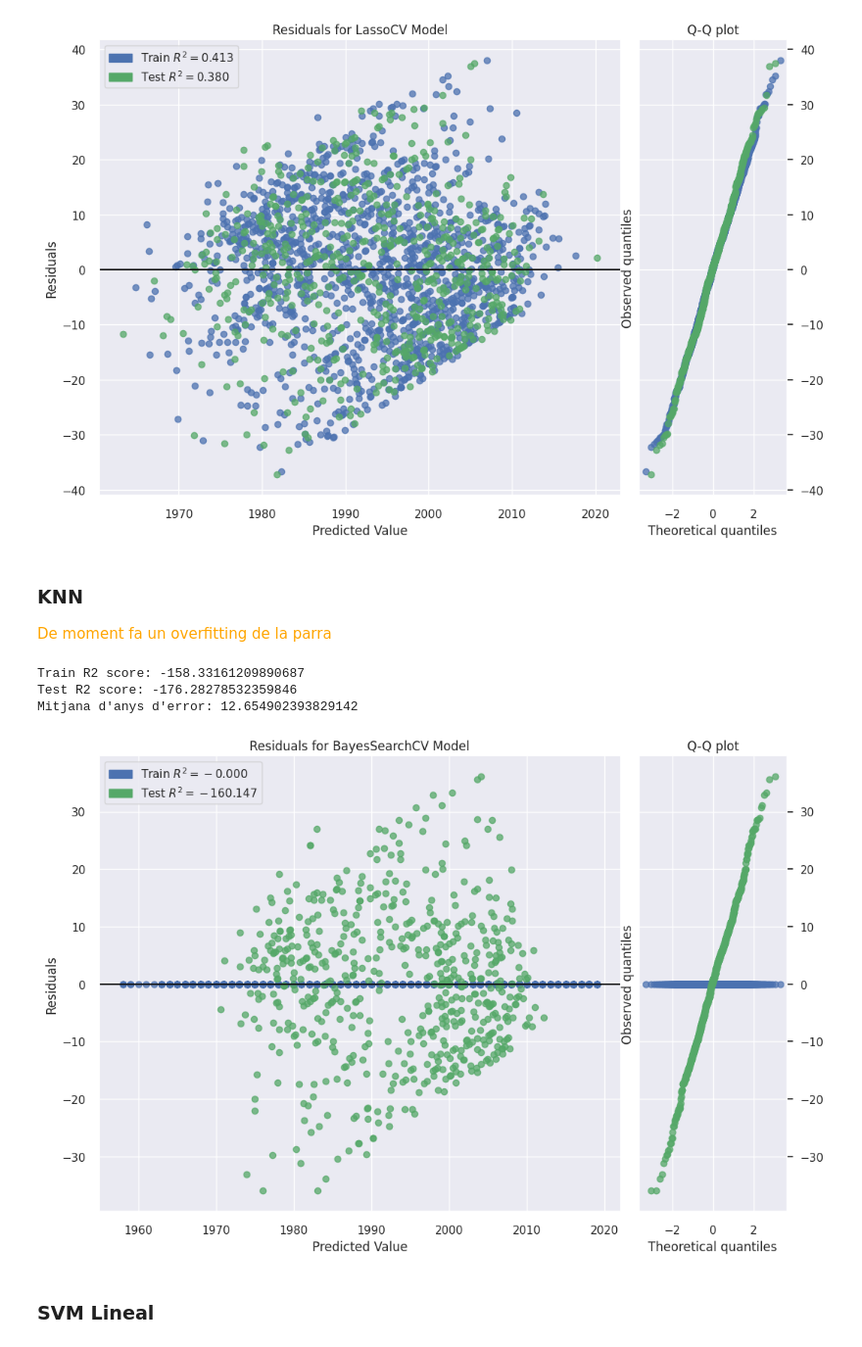
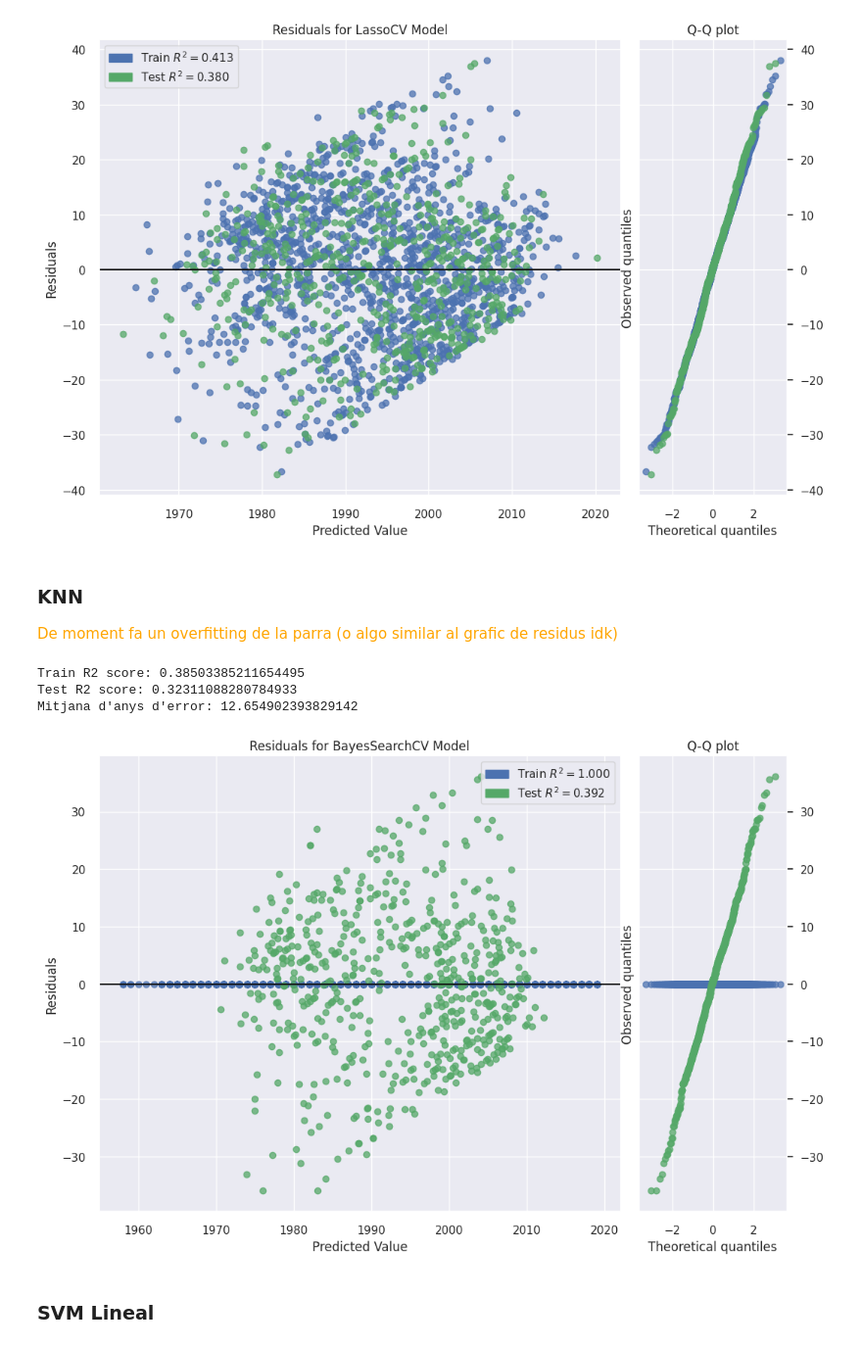
Before and after one commit to ericryhr/APA-PRACTICA, a Jupyter notebook: regression.ipynb, the cells around one changed output. Shown at 98% size. Cells and saved outputs as stored; diff of their text form; code cells hidden in the pictures.

```diff
--- a/regression.ipynb
+++ b/regression.ipynb
@@ -182,10 +182,8 @@ viz = residuals_plot(lasso_cv, x_train, y_train, x_test, y_test, is_fitted=True,
 [figure]
 # %% [markdown]
 ### KNN
-<span style="color:orange">De moment fa un overfitting de la parra</span>
+<span style="color:orange">De moment fa un overfitting de la parra (o algo similar al grafic de residus idk)</span>
 # %%
-from sklearn.metrics import make_scorer
-from sklearn.model_selection import TimeSeriesSplit
 from sklearn.neighbors import KNeighborsRegressor
 from skopt import BayesSearchCV
 
@@ -196,29 +194,27 @@ param = {'n_neighbors':[1, 3, 5, 7, 11, 15, 20, 25],
          'metric': ['l2', 'l1', 'cosine']}
 niter = 15
 cv = 5
-w = 4
 
-knn_bs = BayesSearchCV(KNeighborsRegressor(), param, n_iter=niter,
-                        cv=TimeSeriesSplit(n_splits=cv, gap=w+1),
-                        scoring=make_scorer(mean_squared_error, greater_is_better=False),
+knn = BayesSearchCV(KNeighborsRegressor(), param, n_iter=niter,
+                        cv=cv,
                         n_jobs=-1,
                         refit=True, random_state=0).fit(x_train, y_train)
-y_test_predicted_knn = knn_bs.predict(x_test)
-r2_knn_train = np.mean(cross_val_score(knn_bs, x_train, y_train))
-r2_knn_test = np.mean(cross_val_score(knn_bs, x_test, y_test))
+y_test_predicted_knn = knn.predict(x_test)
+r2_knn_train = np.mean(cross_val_score(knn, x_train, y_train))
+r2_knn_test = np.mean(cross_val_score(knn, x_test, y_test))
 
 print(f'Train R2 score: {r2_knn_train}')
 print(f'Test R2 score: {r2_knn_test}')
 print("Mitjana d'anys d'error: {}".format(sqrt(mean_squared_error(y_test, y_test_predicted_knn))))
 # %% [output]
-Train R2 score: -158.33161209890687
-Test R2 score: -176.28278532359846
+Train R2 score: 0.38503385211654495
+Test R2 score: 0.32311088280784933
 Mitjana d'anys d'error: 12.654902393829142
 # %%
 plt.figure(figsize=(12,8));
-viz = residuals_plot(knn_bs, x_train, y_train, x_test, y_test, is_fitted=True, qqplot=True, hist=False);
+viz = residuals_plot(knn, x_train, y_train, x_test, y_test, is_fitted=True, qqplot=True, hist=False);
 # %% [output]
-[figure, old version]
+[figure, new version]
 # %% [markdown]
 ### SVM Lineal
 # %%
```
Also changed, not shown: parts of 3 cells of this notebook.
